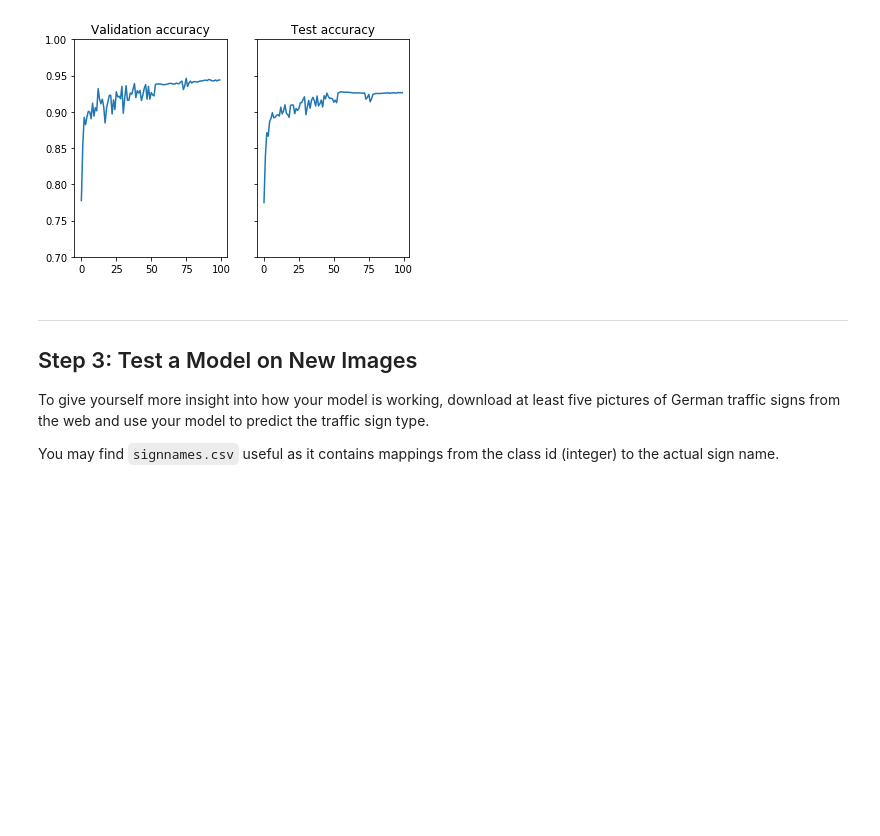
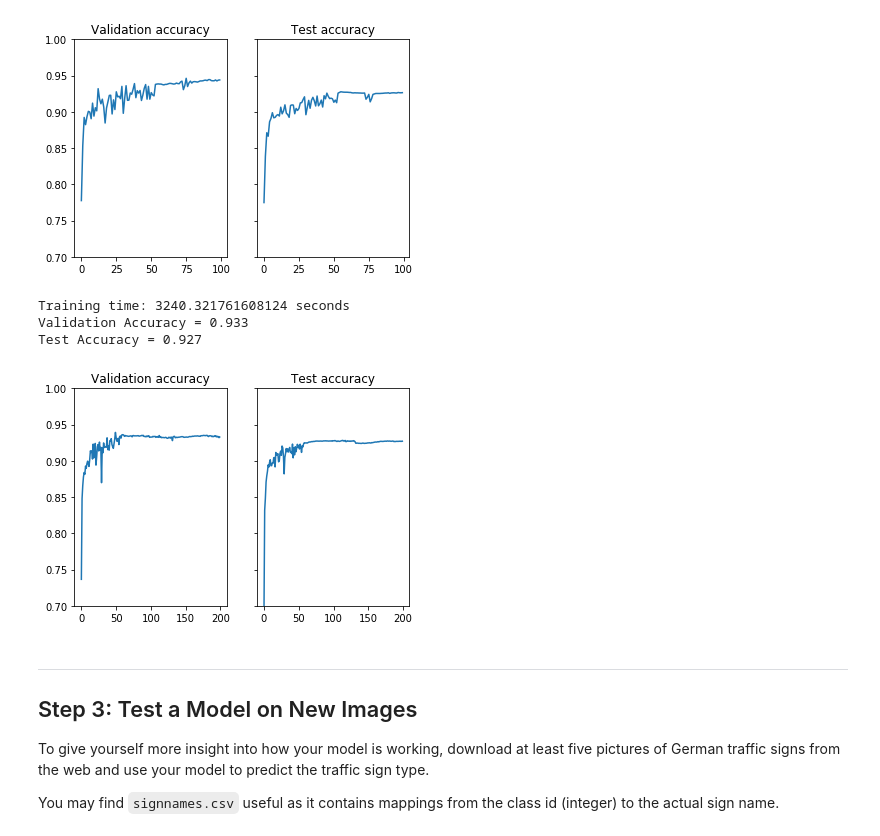
Before and after one commit to mahumberto/course-udacity-selfDrivingCarND, a Jupyter notebook: term1-computerVision-DeepLearning/06-proj-trafficSignClassifier/02-proj-trafficSignClassifier.ipynb, the cells around one changed output. Cells and saved outputs as stored; diff of their text form; code cells hidden in the pictures; blank space fills up the shorter version.

```diff
--- a/term1-computerVision-DeepLearning/06-proj-trafficSignClassifier/02-proj-trafficSignClassifier.ipynb
+++ b/term1-computerVision-DeepLearning/06-proj-trafficSignClassifier/02-proj-trafficSignClassifier.ipynb
@@ -51,9 +51,9 @@ Traffic Sign Dataset ready.
 import pickle
 
 # HMA: Fill this in based on where you saved the training and testing data
-training_file = trafficSignData_DIR + '/train.p'
-validation_file = trafficSignData_DIR + '/valid.p'
-testing_file = trafficSignData_DIR + '/test.p'
+training_file = os.path.join(trafficSignData_DIR, 'train.p')
+validation_file = os.path.join(trafficSignData_DIR, 'valid.p')
+testing_file = os.path.join(trafficSignData_DIR, 'test.p')
 
 with open(training_file, mode='rb') as f:
     train = pickle.load(f)
@@ -481,8 +390,8 @@ def trainingSession(hp_epochs, hp_batchSize):
             for offset in range(0, num_examples, hp_batchSize):
                 end = offset + hp_batchSize
                 batch_x, batch_y = X_train[offset:end], y_train[offset:end]
-                #if epoch == 10:
-                #    current_rate = 0.0001
+                if epoch == 75:
+                    current_rate = 0.0001
                 sess.run(training_operation, feed_dict={x: batch_x, y: batch_y, rate: current_rate})
 
             validation_accuracy = evaluate(X_valid, y_valid, hp_batchSize)
@@ -498,6 +407,8 @@ def trainingSession(hp_epochs, hp_batchSize):
         print("Validation Accuracy = {:.3f}".format(validation_accuracy))
         print("Test Accuracy = {:.3f}".format(test_accuracy))
         printSummary(validation_summary, test_summary)
+        saver.save(sess, './lenet')
+        #print("Model saved")
 # %%
 trainingSession(hp_epochs = 10, hp_batchSize = 64)
 # %% [output]
@@ -562,3 +470,12 @@ with tf.Session() as sess:
+# %%
+# Epochs [001 - 075]: learning rate = 0.001
+# Epochs [076 - 200]: learning rate = 0.0001
+trainingSession(hp_epochs = 200, hp_batchSize = 128)
+# %% [output]
+Training time: 3240.321761608124 seconds
+Validation Accuracy = 0.933
+Test Accuracy = 0.927
+[figure, added]
 # %% [markdown]
 ---
 
```
Also changed, not shown: parts of 23 cells of this notebook.
